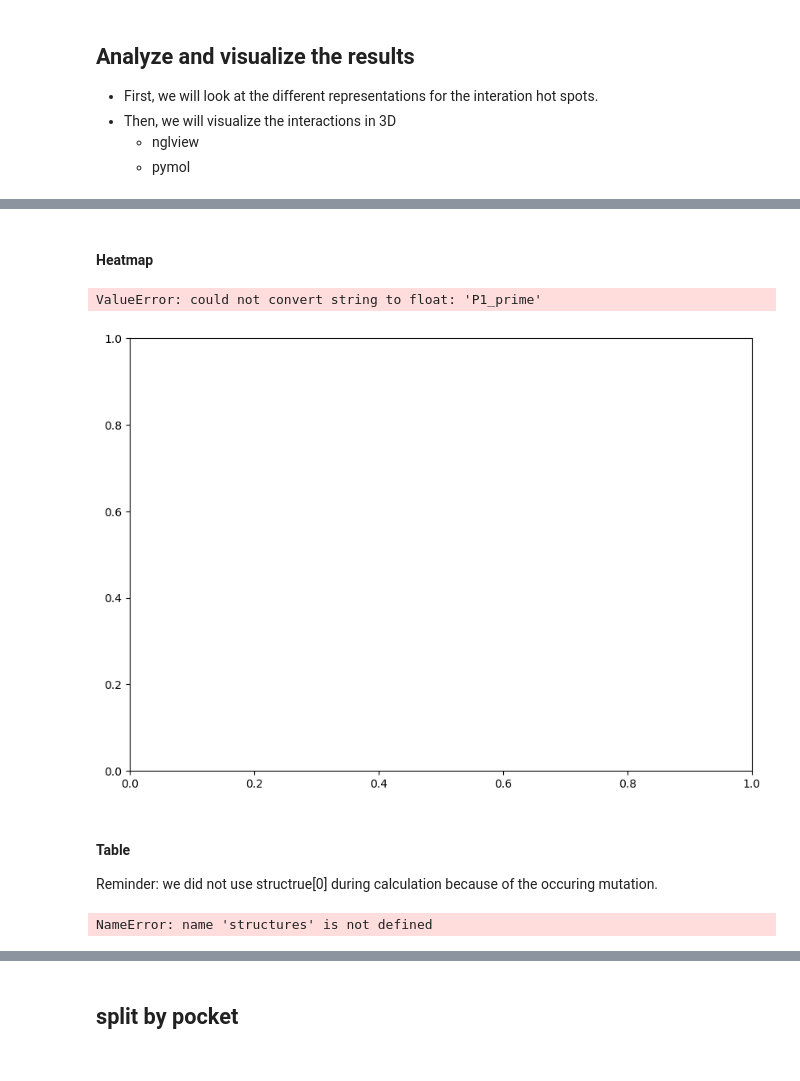
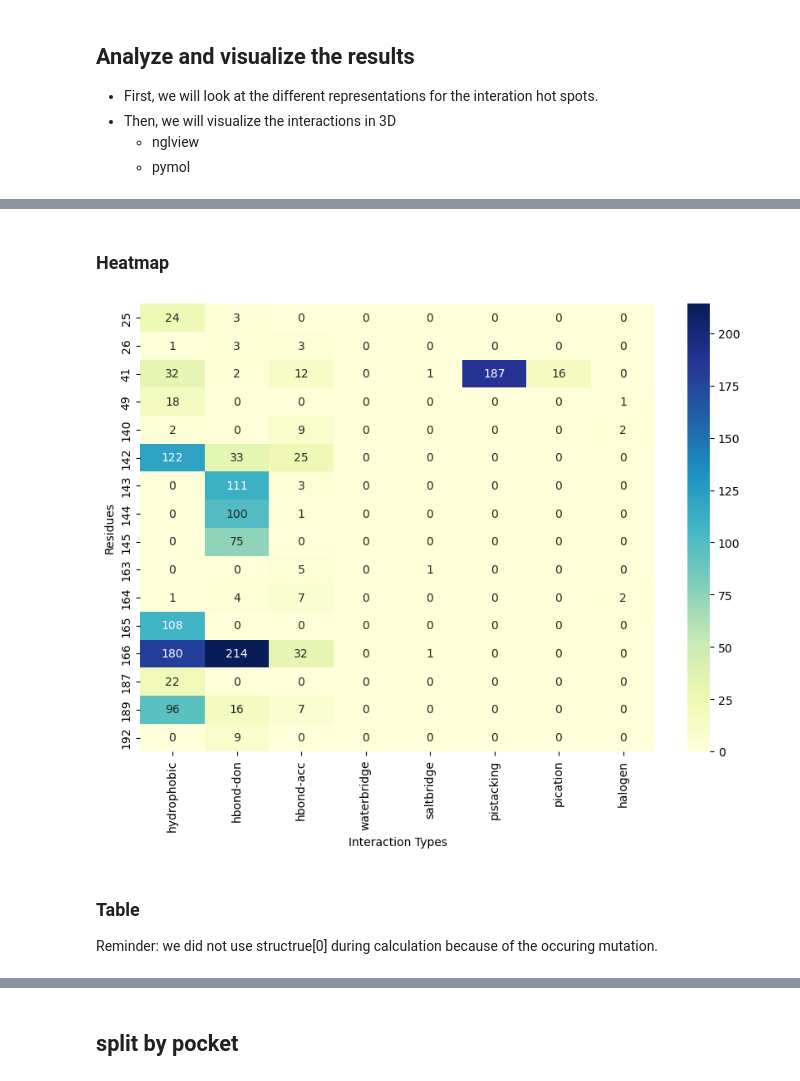
Before and after one commit to choderalab/covid-moonshot-manuscript, a Jupyter notebook: scripts/plipify_fig/plipify_mpro_exploration.ipynb, the cells around one changed output, grey strips where cells are left out. Saved outputs shown, nothing was run; the diff lists cells and outputs as text; code cells hidden in the pictures.

```diff
--- a/scripts/plipify_fig/plipify_mpro_exploration.ipynb
+++ b/scripts/plipify_fig/plipify_mpro_exploration.ipynb
@@ -132,5 +161,7 @@ fp_focused.to_csv(plipify_results_path)
 # %%
 fp_focused = pd.read_csv(plipify_results_path, index_col=0)
+# filter out some of the low counts
+fp_focused = fp_focused[fp_focused.sum(axis=1) > 5]
 # %%
 type(fp_focused)
 # %% [output]
@@ -256,16 +286,13 @@ fingerprint_barplot(fp_focused)
 # %% [markdown]
-#### Heatmap
+### Heatmap
 # %%
-fingerprint_heatmap(fp_focused, cmap="YlGnBu");
+fingerprint_heatmap(fp_focused.drop(columns='Pocket'), cmap="YlGnBu");
 # %% [output]
-ValueError: could not convert string to float: 'P1_prime'
-[figure, old version]
+[figure, new version]
 # %% [markdown]
-#### Table
+### Table
 Reminder: we did not use structrue[0] during calculation because of the occuring mutation.
 # %%
-mytable = fingerprint_table(fingerprint_df=fp_focused, structure=structures[0])
+mytable = fingerprint_table(fingerprint_df=fp_focused.drop(columns='Pocket'), structure=structure)
-# %% [output]
-NameError: name 'structures' is not defined
 # %%
 mytable
```
Also changed, not shown: parts of 22 cells of this notebook.
